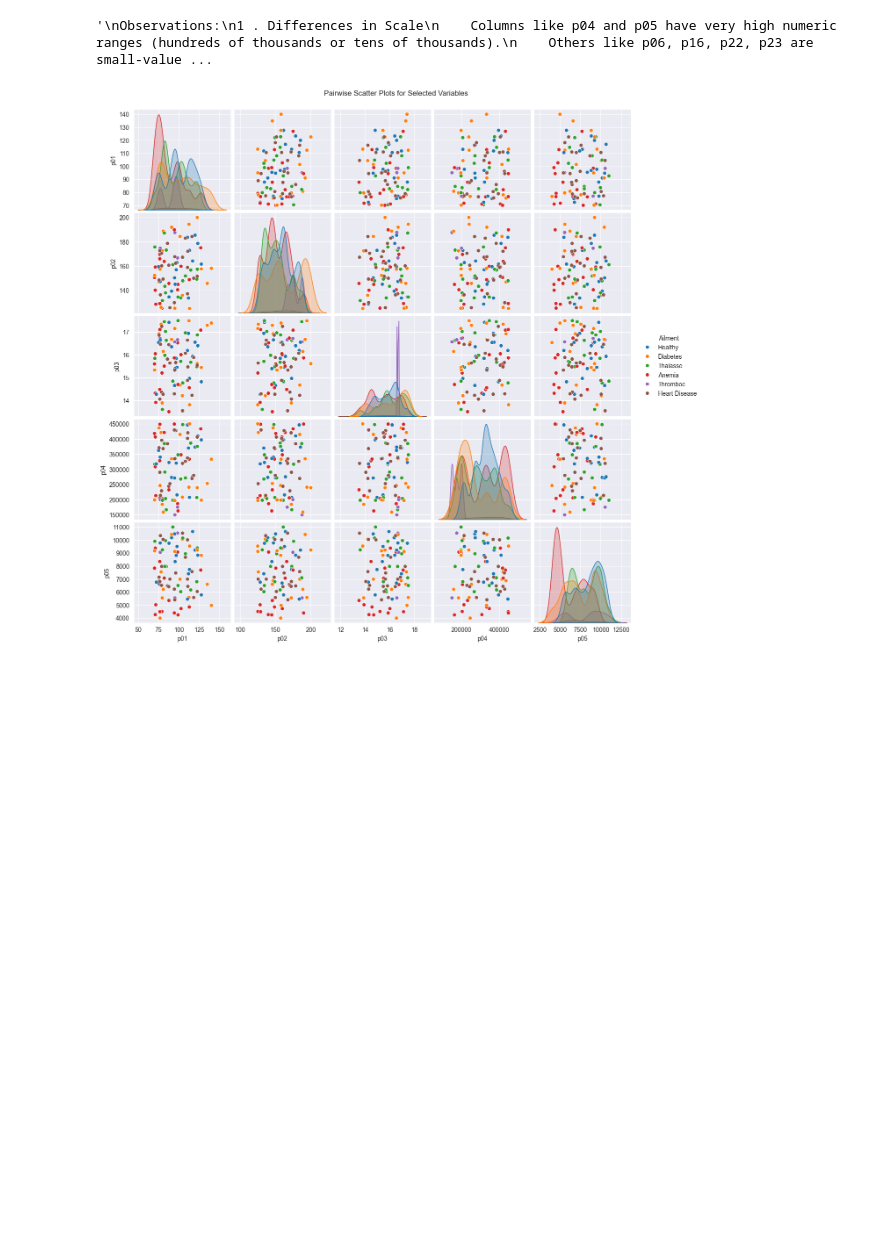
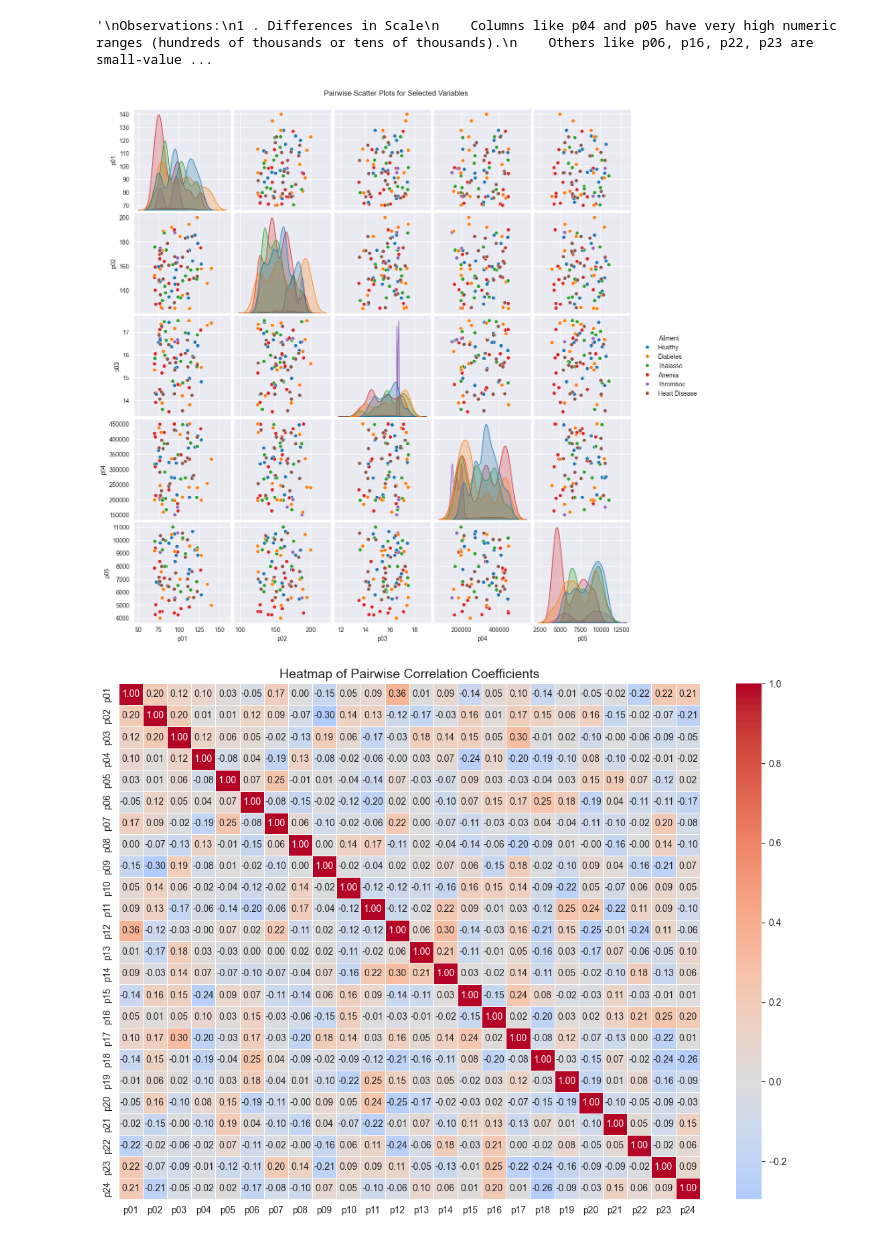
Before and after one commit to swapnilk0607/pml, a Jupyter notebook: content/swapnilkatale/Ex-7-EDA/eda_solution.ipynb, the cells around one changed output. Cells and saved outputs as stored; diff of their text form; code cells hidden in the pictures; blank space fills up the shorter version.

```diff
--- a/content/swapnilkatale/Ex-7-EDA/eda_solution.ipynb
+++ b/content/swapnilkatale/Ex-7-EDA/eda_solution.ipynb
@@ -300,14 +300,29 @@ Observations:
 # %%
 """
 10. To understand the relationships between the columns, create the following:
     a. Pairwise scatter plots
     b. Heatmap of pairwise correlation coefficients
     c. What are your conclusions based on these plots?
 """
 
 # a. Pairwise scatter plots
-sns.pairplot(df_clean, vars=['p01', 'p02', 'p03', 'p04', 'p05'], hue='Ailment', diag_kind='kde')
+num_columns = df_clean.select_dtypes(include=['number']).columns
+sns.pairplot(df_clean, vars=num_columns[:5], hue='Ailment', diag_kind='kde')
 plt.suptitle("Pairwise Scatter Plots for Selected Variables", y=1.02)
 plt.show()
+
+# b. Heatmap
+corr = df.select_dtypes(include='number').corr()
+
+plt.figure(figsize=(14,10))
+sns.heatmap(corr, annot=True, fmt='.2f', cmap='coolwarm', center=0, linewidths=0.5)
+plt.title('Heatmap of Pairwise Correlation Coefficients', fontsize=14)
+plt.show()
+
+#c. Conclusion
+"""
+Features are independent of each other . We need to retain all features as each my add unique information
+"""
 # %% [output]
 [figure]
+[figure, added]
```
Also changed, not shown: parts of 1 cell of this notebook.
